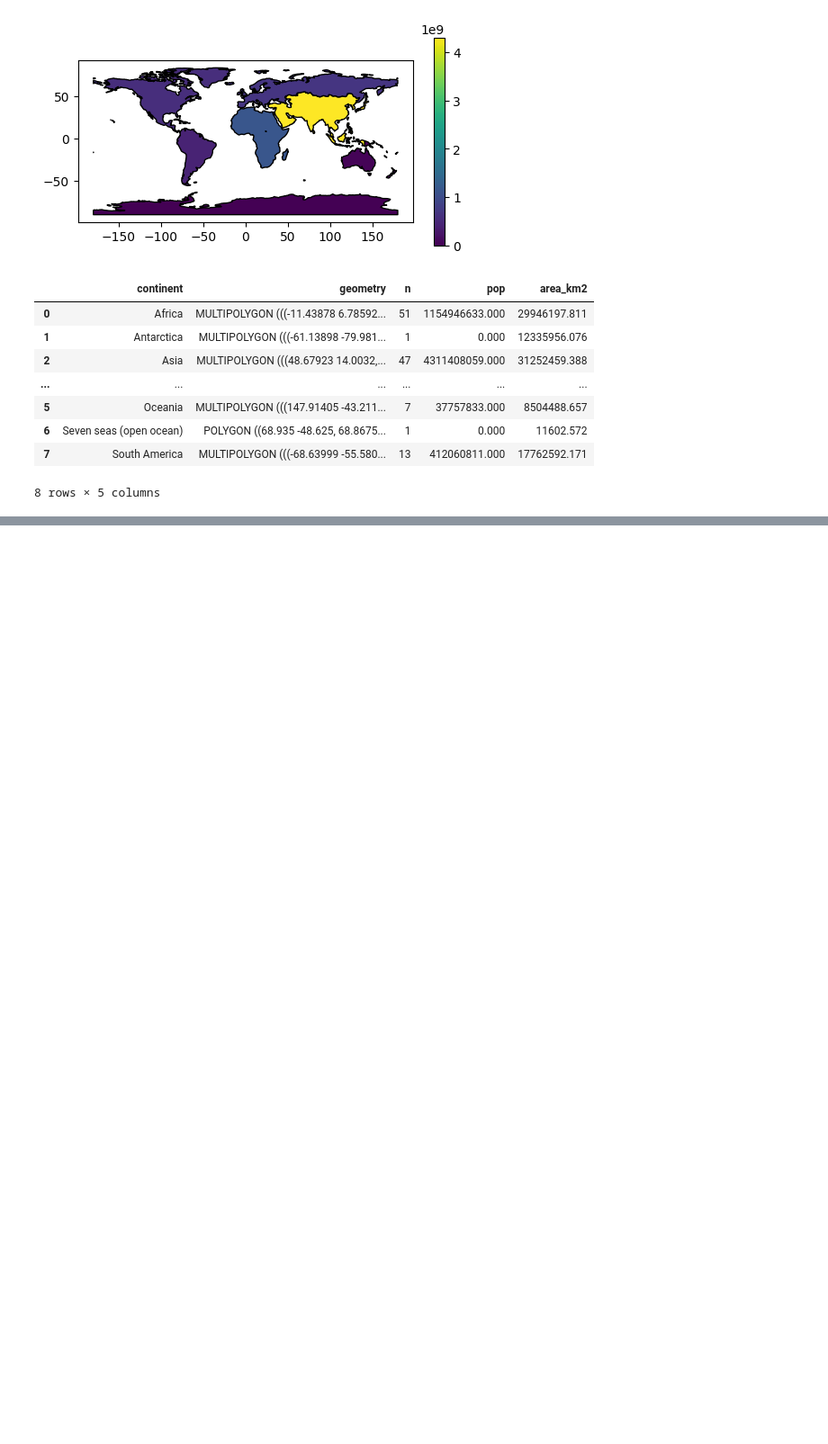
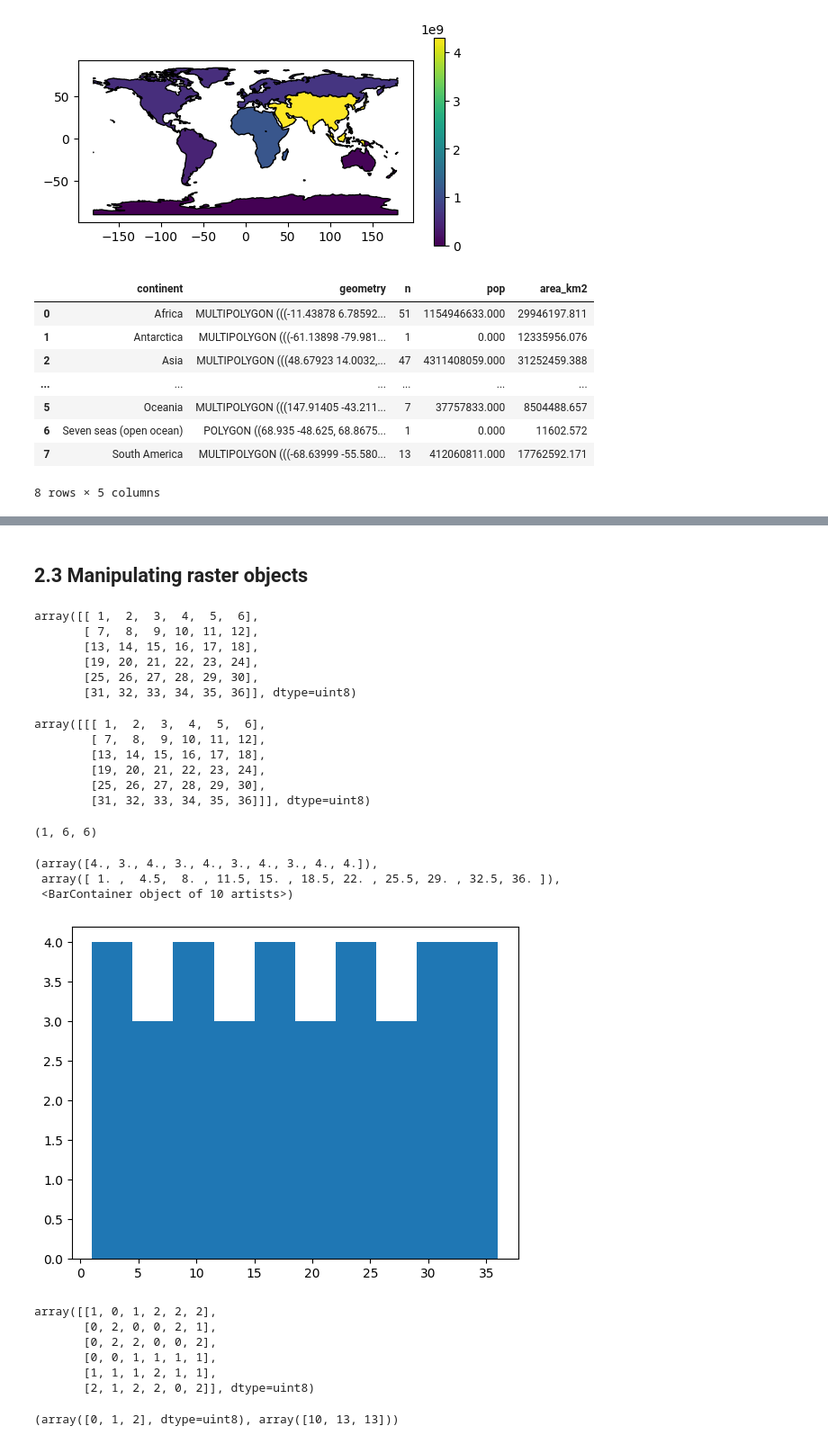
Before and after one commit to balmdui/tutorial_geocompy, a Jupyter notebook: 02_attribute.ipynb, the cells around one changed output, grey strips where cells are left out. Shown at 90% size. Saved outputs shown, nothing was run; the diff lists cells and outputs as text; code cells hidden in the pictures; blank space fills up the shorter version.

```diff
--- a/02_attribute.ipynb
+++ b/02_attribute.ipynb
@@ -194,0 +365,48 @@ world_agg3
+# %% [markdown]
+## 2.3 Manipulating raster objects
+# %%
+elev = src_elev.read(1)
+elev
+# %% [output]
+array([[ 1,  2,  3,  4,  5,  6],
+       [ 7,  8,  9, 10, 11, 12],
+       [13, 14, 15, 16, 17, 18],
+       [19, 20, 21, 22, 23, 24],
+       [25, 26, 27, 28, 29, 30],
+       [31, 32, 33, 34, 35, 36]], dtype=uint8)
+# %%
+elev3d = src_elev.read()
+elev3d
+# %% [output]
+array([[[ 1,  2,  3,  4,  5,  6],
+        [ 7,  8,  9, 10, 11, 12],
+        [13, 14, 15, 16, 17, 18],
+        [19, 20, 21, 22, 23, 24],
+        [25, 26, 27, 28, 29, 30],
+        [31, 32, 33, 34, 35, 36]]], dtype=uint8)
+# %%
+elev3d.shape
+# %% [output]
+(1, 6, 6)
+# %%
+plt.hist(elev.flatten())
+# %% [output]
+(array([4., 3., 4., 3., 4., 3., 4., 3., 4., 4.]),
+ array([ 1. ,  4.5,  8. , 11.5, 15. , 18.5, 22. , 25.5, 29. , 32.5, 36. ]),
+ <BarContainer object of 10 artists>)
+[figure, added]
+# %%
+grain = src_grain.read(1)
+grain
+# %% [output]
+array([[1, 0, 1, 2, 2, 2],
+       [0, 2, 0, 0, 2, 1],
+       [0, 2, 2, 0, 0, 2],
+       [0, 0, 1, 1, 1, 1],
+       [1, 1, 1, 2, 1, 1],
+       [2, 1, 2, 2, 0, 2]], dtype=uint8)
+# %%
+freq = np.unique(grain, return_counts=True)
+freq
+# %% [output]
+(array([0, 1, 2], dtype=uint8), array([10, 13, 13]))
```
Also changed, not shown: parts of 15 cells of this notebook, 1 other file.
